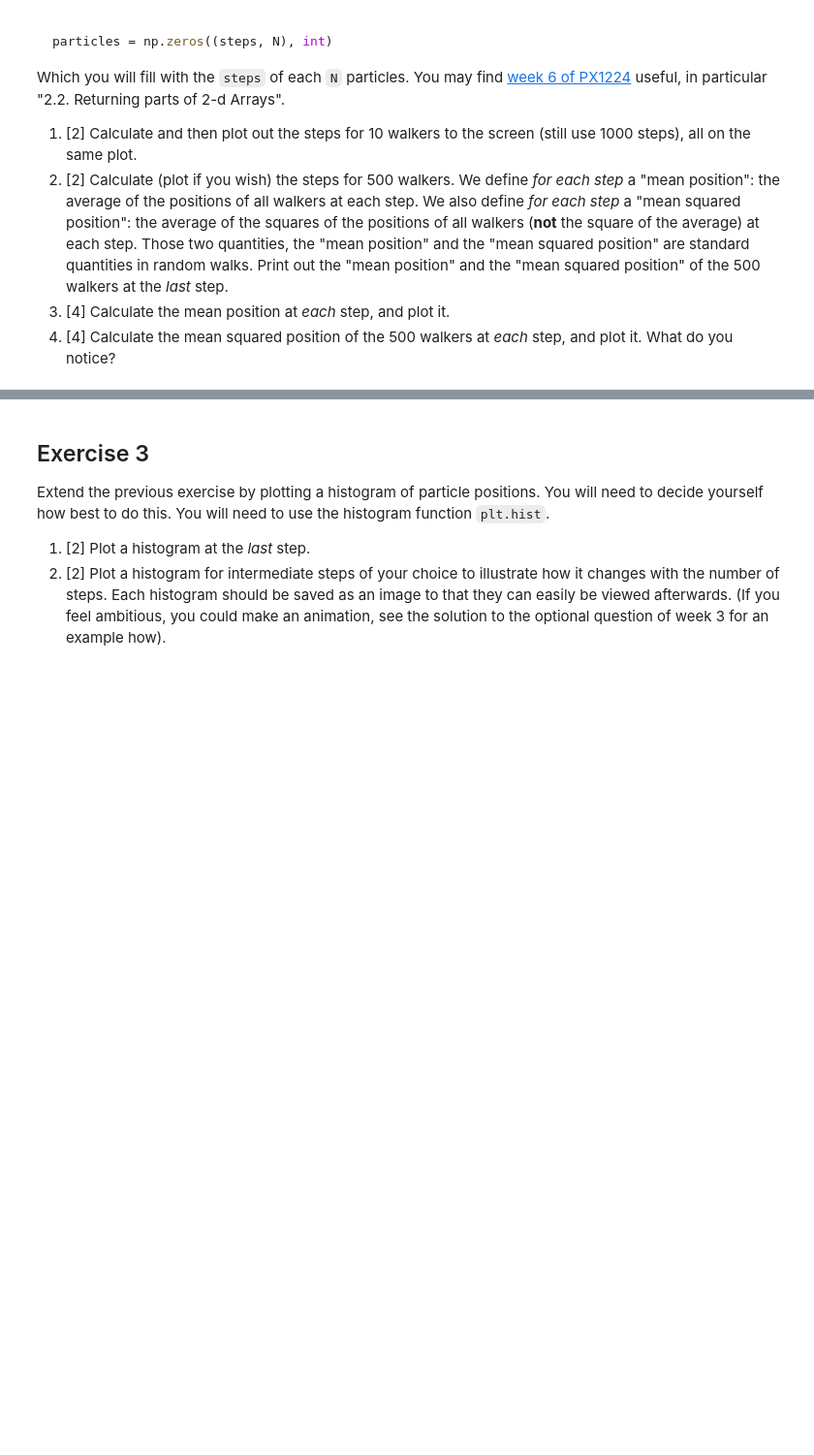
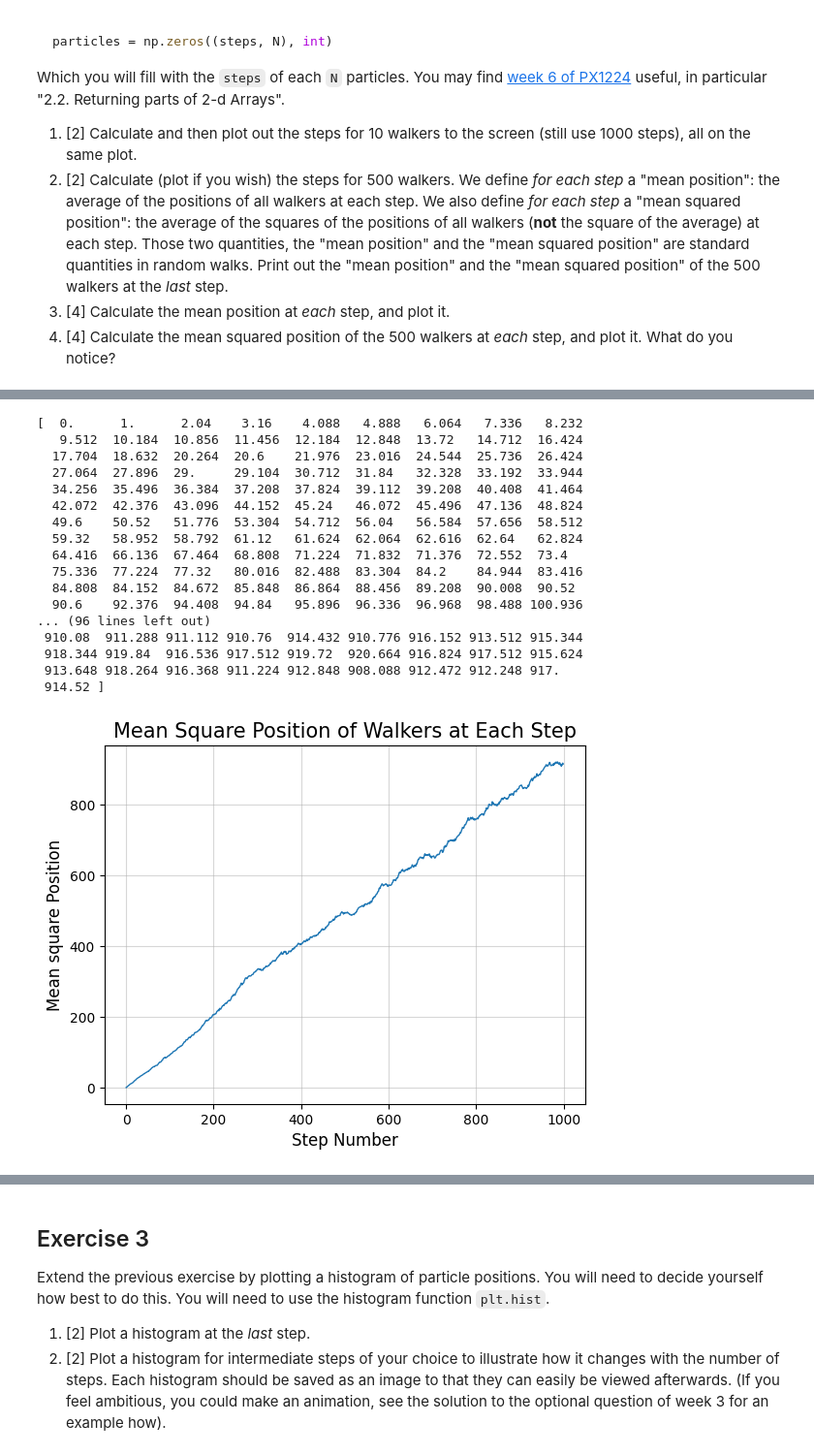
Before and after one commit to PX2145-2025/week-7-b-Lalsodagar-Adi, a Jupyter notebook: Random_walk_Adi_Lalsodagar.ipynb, the cells around one changed output, grey strips where cells are left out. Shown at 97% size. Drawn from its saved outputs; the diff is of its cells as text; code cells hidden in the pictures; blank space fills up the shorter version.

```diff
--- a/Random_walk_Adi_Lalsodagar.ipynb
+++ b/Random_walk_Adi_Lalsodagar.ipynb
@@ -207,0 +235,31 @@ Mean squared position at the last step: 1340.2000
+# %%
+# Part 4: Calculating the mean square position at each step, and plotting it.
+print(mean_squared_positions_per_step) # I had already defined this in a previous question
+
+# Now I plot this, as a function of the number of steps
+plt.figure()
+plt.plot(np.arange(num_steps), mean_squared_positions_per_step, linewidth = 1)
+plt.xlabel("Step Number", fontsize=12)
+plt.ylabel("Mean square Position", fontsize=12)
+plt.title("Mean Square Position of Walkers at Each Step", fontsize=15)
+plt.grid(alpha=0.5)
+plt.show()
+# %% [output]
+[  0.      1.      2.04    3.16    4.088   4.888   6.064   7.336   8.232
+   9.512  10.184  10.856  11.456  12.184  12.848  13.72   14.712  16.424
+  17.704  18.632  20.264  20.6    21.976  23.016  24.544  25.736  26.424
+  27.064  27.896  29.     29.104  30.712  31.84   32.328  33.192  33.944
+  34.256  35.496  36.384  37.208  37.824  39.112  39.208  40.408  41.464
+  42.072  42.376  43.096  44.152  45.24   46.072  45.496  47.136  48.824
+  49.6    50.52   51.776  53.304  54.712  56.04   56.584  57.656  58.512
+  59.32   58.952  58.792  61.12   61.624  62.064  62.616  62.64   62.824
+  64.416  66.136  67.464  68.808  71.224  71.832  71.376  72.552  73.4
+  75.336  77.224  77.32   80.016  82.488  83.304  84.2    84.944  83.416
+  84.808  84.152  84.672  85.848  86.864  88.456  89.208  90.008  90.52
+  90.6    92.376  94.408  94.84   95.896  96.336  96.968  98.488 100.936
+... (96 lines left out)
+ 910.08  911.288 911.112 910.76  914.432 910.776 916.152 913.512 915.344
+ 918.344 919.84  916.536 917.512 919.72  920.664 916.824 917.512 915.624
+ 913.648 918.264 916.368 911.224 912.848 908.088 912.472 912.248 917.
+ 914.52 ]
+[figure, added]
```
Also changed, not shown: parts of 8 cells of this notebook.
